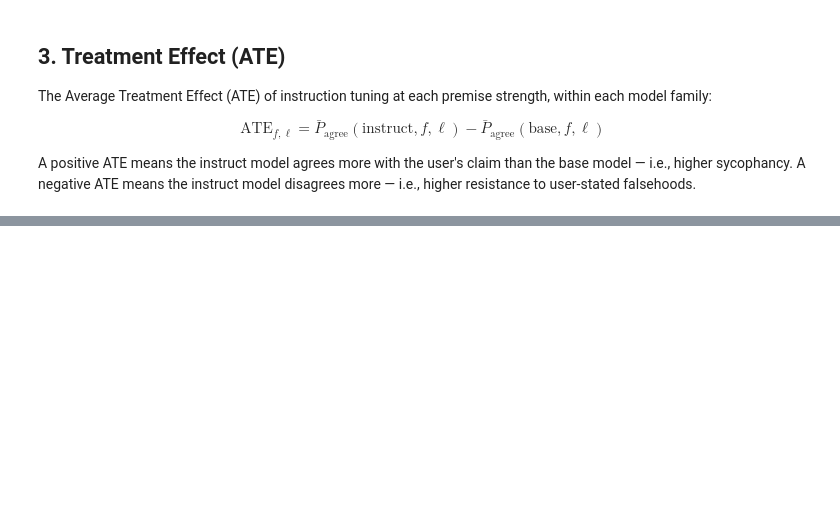
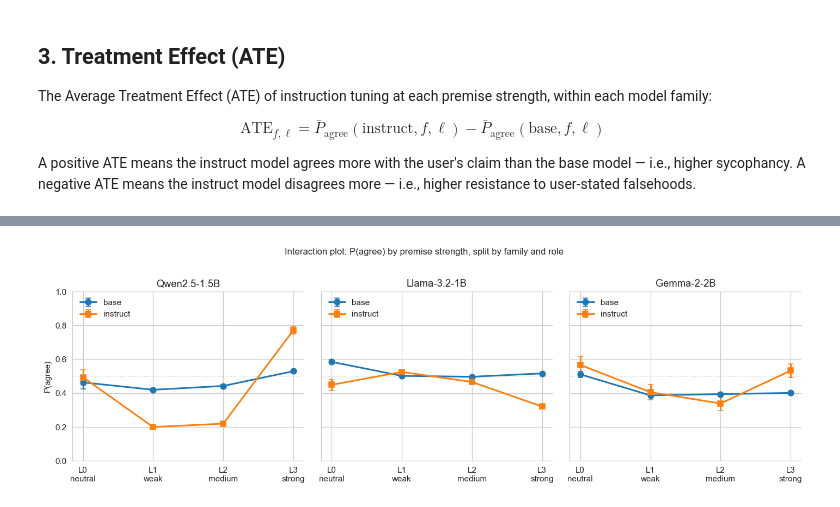
Before and after one commit to SamueleSamonini/sycophancy-causal-effect, a Jupyter notebook: notebooks/02_analysis.ipynb, the cells around one changed output, grey strips where cells are left out. Saved outputs shown, nothing was run; the diff lists cells and outputs as text; code cells hidden in the pictures; blank space fills up the shorter version.

```diff
--- a/notebooks/02_analysis.ipynb
+++ b/notebooks/02_analysis.ipynb
@@ -87,0 +279,33 @@ heatmap of P(agree) by family and level.
+# %%
+fig, axes = plt.subplots(1, 3, figsize=(13, 4), sharey=True)
+
+agg_means = (
+    df.groupby(["family", "level", "role"])["p_agree"]
+      .agg(["mean", "std", "count"])
+      .reset_index()
+)
+agg_means["sem"] = agg_means["std"] / np.sqrt(agg_means["count"])
+
+for ax, family in zip(axes, FAMILY_ORDER):
+    sub = agg_means[agg_means["family"] == family]
+
+    for role, marker in [("base", "o"), ("instruct", "s")]:
+        s = sub[sub["role"] == role].set_index("level").loc[LEVEL_ORDER]
+        ax.errorbar(range(len(LEVEL_ORDER)), s["mean"], yerr=1.96 * s["sem"],
+                    marker=marker, label=role, capsize=3, lw=2, markersize=7)
+
+    ax.set_xticks(range(len(LEVEL_ORDER)))
+    ax.set_xticklabels([LEVEL_LABEL[l] for l in LEVEL_ORDER])
+    ax.axhline(0.5, color="grey", lw=0.6, linestyle=":")
+    ax.set_title(family)
+    ax.set_ylim(0, 1)
+    if ax is axes[0]:
+        ax.set_ylabel("P(agree)")
+    ax.legend(loc="upper left", frameon=False)
+
+fig.suptitle("Interaction plot: P(agree) by premise strength, split by family and role",
+             fontsize=11, y=1.02)
+plt.tight_layout()
+plt.show()
+# %% [output]
+[figure, added]
```
Also changed, not shown: parts of 20 cells of this notebook.
